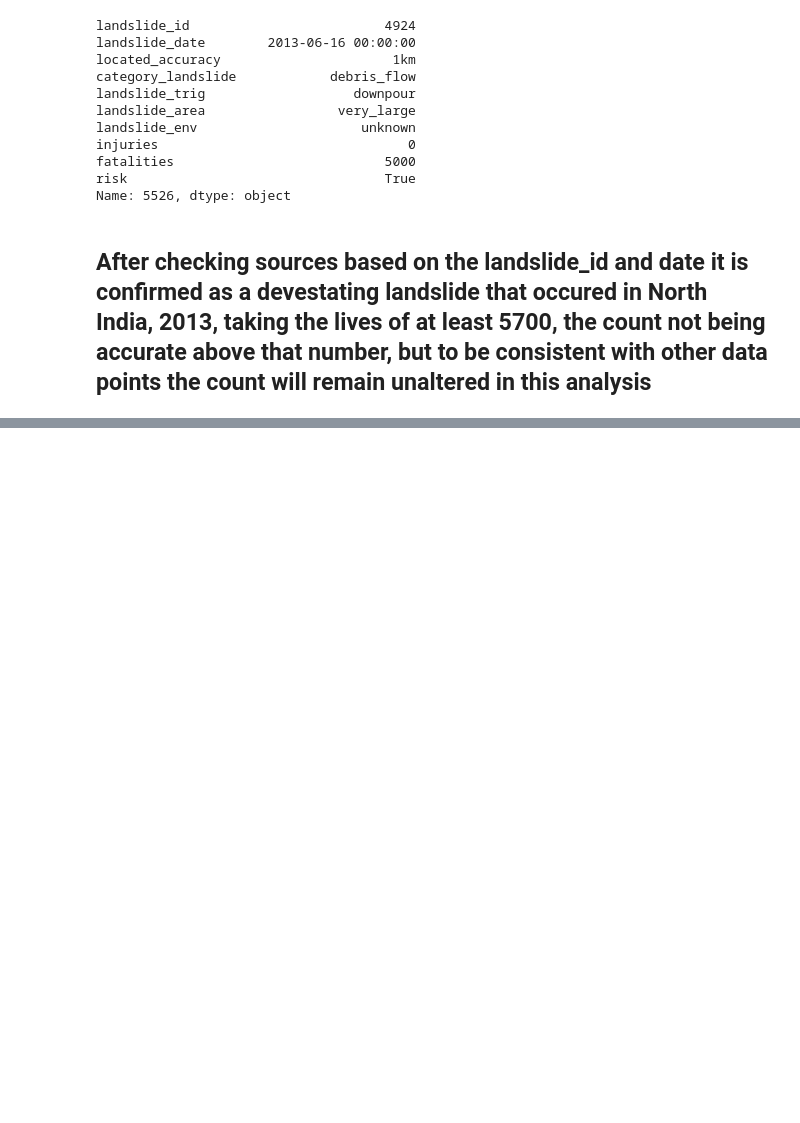
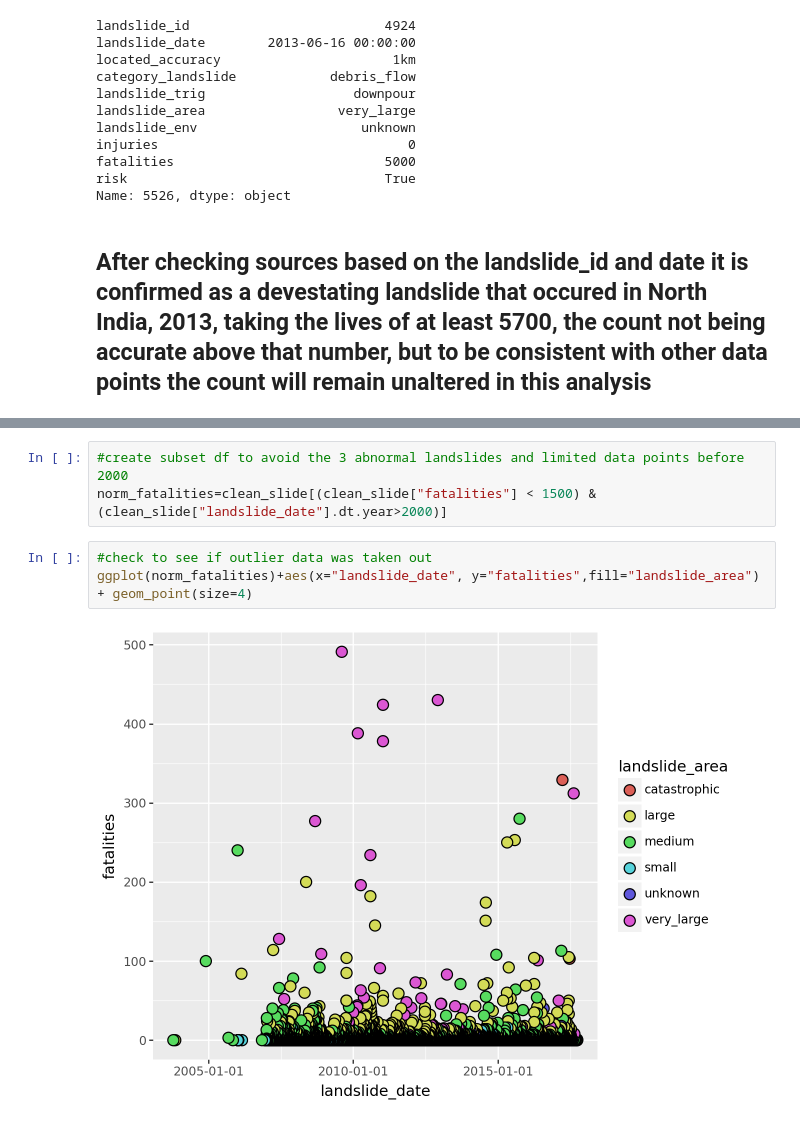
Before and after one commit to shupersap/Global_Landslide, a Jupyter notebook: 2_exploration/EDA.ipynb, the cells around one changed output, grey strips where cells are left out. Drawn from its saved outputs; the diff is of its cells as text; blank space fills up the shorter version.

```diff
--- a/2_exploration/EDA.ipynb
+++ b/2_exploration/EDA.ipynb
@@ -125,0 +101,8 @@ ggplot(clean_slide, aes(x='landslide_env', fill='risk')) + geom_bar() + coord_fl
+# %%
+#create subset df to avoid the 3 abnormal landslides and limited data points before 2000
+norm_fatalities=clean_slide[(clean_slide["fatalities"] < 1500) & (clean_slide["landslide_date"].dt.year>2000)]
+# %%
+#check to see if outlier data was taken out
+ggplot(norm_fatalities)+aes(x="landslide_date", y="fatalities",fill="landslide_area") + geom_point(size=4)
+# %% [output]
+[figure, added]
```
Also changed, not shown: parts of 10 cells of this notebook, 1 other file.
